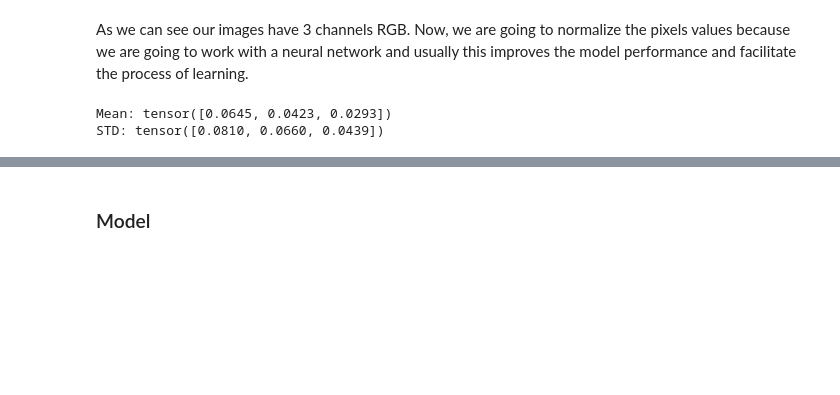
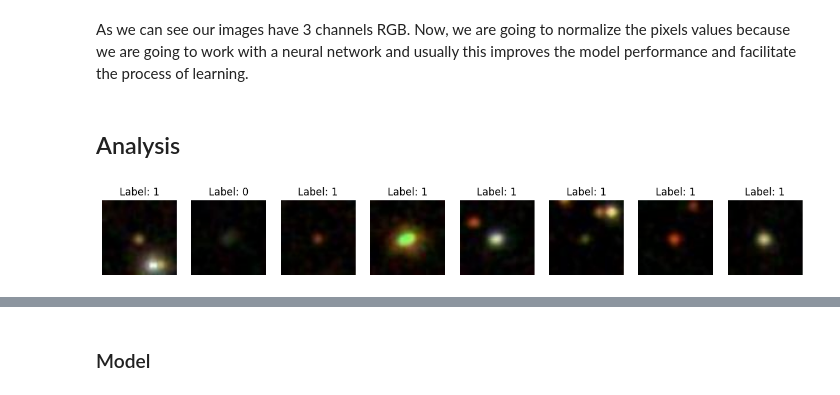
Before and after one commit to Gonzatorra/bigDataAstronomy, a Jupyter notebook: process.ipynb, the cells around one changed output, grey strips where cells are left out. Saved outputs shown, nothing was run; the diff lists cells and outputs as text; code cells hidden in the pictures; blank space fills up the shorter version.

```diff
--- a/process.ipynb
+++ b/process.ipynb
@@ -504,46 +504,79 @@ import numpy as np
 from torchvision import datasets
 from torchvision import datasets, transforms
 
-# Suponiendo que tus imágenes están en un dataset cargado por DataLoader
+#Load the images and transform them into tensors
 dataset = datasets.ImageFolder(config.IMAGES_PATH, transform=transforms.ToTensor())
-# Inicializar contadores para los valores acumulados
+
+#Calculate the mean and std to normalize the pixels values
 mean = 0.0
 std = 0.0
 total_images = len(dataset)
 
 for img, _ in dataset:
-    mean += torch.mean(img, dim=[1, 2])  # Promedio de cada canal
-    std += torch.std(img, dim=[1, 2])  # Desviación estándar de cada canal
+    mean += torch.mean(img, dim=[1, 2])  #Mean for each channel
+    std += torch.std(img, dim=[1, 2])  #STD for each channel
 
-mean2 = mean / total_images
-std2 = std / total_images
-
-print('Mean:', mean2)
-print('STD:', std2)
+mean = mean / total_images
+std = std / total_images
-# %% [output]
-Mean: tensor([0.0645, 0.0423, 0.0293])
-STD: tensor([0.0810, 0.0660, 0.0439])
 # %%
 import torch, config
 from torch.utils.data import DataLoader
 from torchvision import datasets, transforms
 
 transform = transforms.Compose([
-    transforms.ToTensor(),          # Convertir las imágenes a tensores
-    transforms.Normalize(mean=[0.0645, 0.0423, 0.0293], std=[0.0810, 0.0660, 0.0439])
-    #media y la desviación estándar de los píxeles en cada uno de los tres canales de color
-    #(rojo, verde y azul) de las imágenes.
+    transforms.ToTensor(),          #Convert the images into tensors
+    transforms.Normalize(mean=mean.tolist(), std=std.tolist()) #Normalize with the mean and std of each channel
+
 ])
 
-# Cargar los conjuntos de entrenamiento y prueba
+#Load train and test dataset and transform them (convert it into tensor + normalize)
 train_dataset = datasets.ImageFolder(root=config.IMAGES_PATH+"/train", transform=transform)
 test_dataset = datasets.ImageFolder(root=config.IMAGES_PATH+"/test", transform=transform)
 
-# Crear los DataLoaders
+#Create the DataLoaders Crear los DataLoaders
 train_loader = DataLoader(train_dataset, batch_size=32, shuffle=True)
-test_loader = DataLoader(test_dataset, batch_size=32, shuffle=False)
-#En el conjunto de prueba, no es necesario mezclar las imágenes porque la evaluación no debe
-# depender del orden. Así que deberías cambiarlo a shuffle=False para el test_loader
+test_loader = DataLoader(test_dataset, batch_size=32, shuffle=False) #shuffle = False because it is not
+#necessary to mix images because the evaluation doesn't need it.
+# %% [markdown]
+## Analysis
+# %%
+import matplotlib.pyplot as plt
+import numpy as np
+
+# Obtener las primeras 5 imágenes y sus etiquetas del DataLoader
+def show_images(data_loader, mean, std, num_images=5):
+    # Iterar sobre el DataLoader
+    data_iter = iter(data_loader)
+    images, labels = next(data_iter)
+
+    # Mostrar las imágenes
+    fig, axes = plt.subplots(1, num_images, figsize=(15, 15))
+
+    # Convertir mean y std a arrays de numpy para asegurar que se puedan usar
+    mean = np.array(mean.tolist())
+    std = np.array(std.tolist())
+
+    for i in range(num_images):
+        # Convertir el tensor de la imagen a un formato adecuado para mostrar
+        image = images[i].permute(1, 2, 0).numpy()  # Cambiar el orden de las dimensiones para que sea (H, W, C)
+
+        # Deshacer la normalización
+        image = image * std + mean  # Multiplicar por std y sumar mean
+
+        # Clipping para asegurar que los valores estén entre 0 y 1
+        image = np.clip(image, 0, 1)
+
+        ax = axes[i]
+        ax.imshow(image)
+        ax.set_title(f"Label: {labels[i].item()}")
+        ax.axis('off')
+
+    plt.show()
+
+# Llamar a la función, pasando mean y std calculados
+show_images(train_loader, mean, std, num_images=8)
+# %% [output]
+[figure, added]
 # %%
 from collections import Counter
 
```
Also changed, not shown: parts of 11 cells of this notebook, 3 other files.
